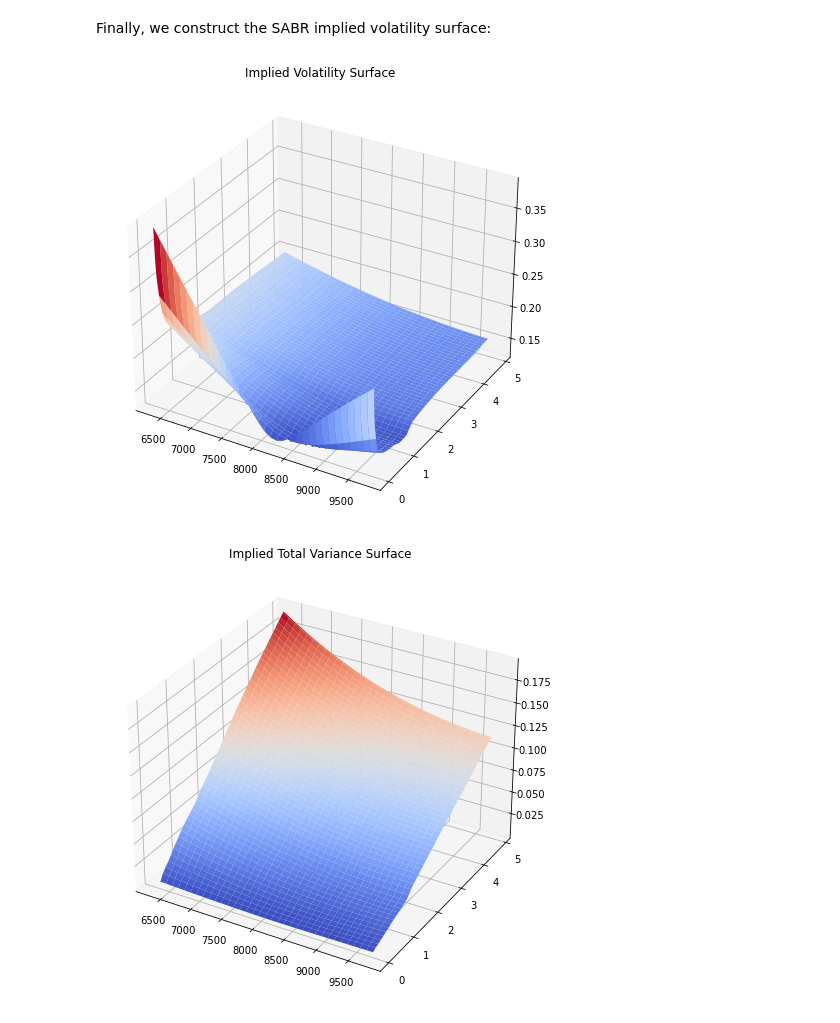
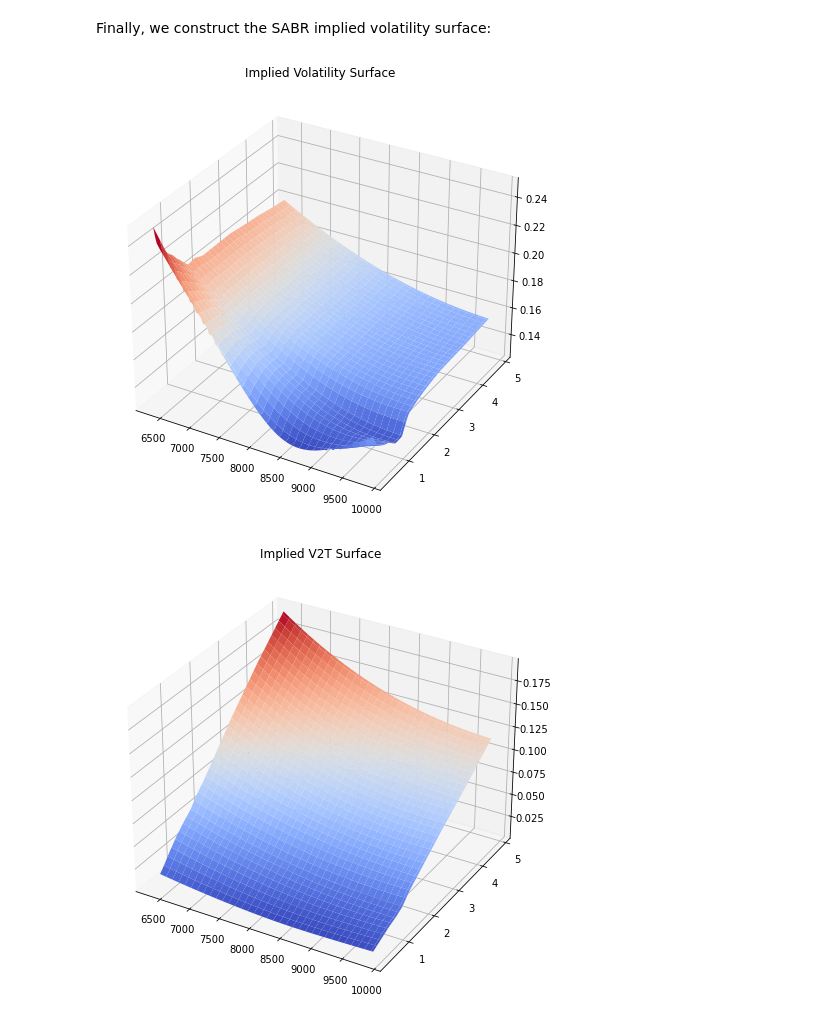
Before and after one commit to Idriss-Afra/SABR-Implied-Volatility, a Jupyter notebook: SABR Volatility Model.ipynb, the cells around one changed output. Saved outputs shown, nothing was run; the diff lists cells and outputs as text; code cells hidden in the pictures.

Commit message:
SABR Volatility Model

```diff
--- a/SABR Volatility Model.ipynb
+++ b/SABR Volatility Model.ipynb
@@ -51,8 +51,7 @@ import numpy as np
 def sabr_vol(T, K, F0, sigma0, alpha, rho, beta=0.5):
     """
     Hagan's 2002 SABR log-normal vol expansion.
-    The strike K can be a scalar or an array, the function will return an array
-    of log-normal vols.
+    The strike K can be a scalar or an array, the function returns an array of log-normal SABR vols.
     """
     eps = 1e-04
     fk_beta = (F0 * K)**(1 - beta)
@@ -76,7 +75,7 @@ def sabr_vol(T, K, F0, sigma0, alpha, rho, beta=0.5):
 
 def x(rho, z) :
     """
-    Return function x used in Hagan's 2002 SABR log-normal vol expansion.
+    Returns the function x, used in Hagan's 2002 SABR log-normal vol expansion.
     """
     num = (1 - 2 * rho * z + z**2)**0.5 + z - rho
     den = 1 - rho
@@ -312,29 +309,23 @@ First, let's gather the data and store it in global dictionaries:
 # %%
 def collect_data(option_data):
     """
-    Collects data and store it in dictionaries.
+    Collects options market data and store it in dictionaries.
     """
-    implied_divs, implied_forwards, strikes, implied_vols  = dict(), dict(), dict(), dict()
+    implied_forwards, strikes, implied_vols  = dict(), dict(), dict()
     expiries = np.sort(np.unique(option_data['Expiry']))
     for exp in expiries :
         df = option_data[option_data['Expiry'] == exp]
-        implied_divs[exp] = float(np.unique(df['Dividend']))
         implied_forwards[exp] = float(np.unique(df['Forward']))
         df = df.sort_values(by=['Strike'])
         strikes[exp], implied_vols[exp] = list(df['Strike']), list(df['Volatility'])
-    return {"Dividends" : implied_divs, "Forwards" : implied_forwards, "Strikes" : strikes, "Volatilities" : implied_vols}
+    return {"Forwards" : implied_forwards, "Strikes" : strikes, "Volatilities" : implied_vols}
 
 # Collected Data
 data = collect_data(option_data)
-implied_divs = data["Dividends"]
 implied_forwards = data["Forwards"]
 market_expiries = list(implied_forwards.keys())
 strikes = data["Strikes"]
 implied_vols = data["Volatilities"]
-
-# Dividend Yield function : Piece-Wise Interpolation / Extrapolation
-div_func = interp1d([0] + market_expiries, list(implied_divs.values()) + [list(implied_divs.values())[-1]],
-                    kind='previous', fill_value="extrapolate")
 # %% [markdown]
 Then, let's clean the data and calibrate the SABR on the listed expiries:
 # %%
@@ -350,22 +341,21 @@ def exercise_probability(exp, forward, strike, vol):
     return norm.cdf(phi * d2)
 
 
-def clean_data(exp, forward, strikes, vols, min_moneyness = 0.7, max_moneyness = 1.3, min_exercise_proba=0.05, max_exercise_proba=0.95):
+def clean_data(exp, forward, strikes, vols, min_moneyness = 0.7, max_moneyness = 1.3, min_exercise_proba=0.05):
     """
     Cleans the data before SABR calibration to avoid the SABR limitations on extreme strikes.
     The filters are based on moneyness and execise probabilities.
     """
     keep_index = [i for i in range(len(strikes)) if
                  (strikes[i] / forward >= min_moneyness) and (strikes[i] / forward <= max_moneyness) and
-                 exercise_probability(exp, forward, strikes[i], vols[i]) >= min_exercise_proba and
-                 exercise_probability(exp, forward, strikes[i], vols[i]) <= max_exercise_proba]
+                 exercise_probability(exp, forward, strikes[i], vols[i]) >= min_exercise_proba]
     nb_cleaned_data = len(strikes) - len(keep_index)
     word = " was " if nb_cleaned_data == 1 else "s were "
     if nb_cleaned_data > 0 : print("/!\ " + str(nb_cleaned_data) + " strike" + word + "filtered.")
     return np.array([strikes[i] for i in keep_index]), np.array([vols[i] for i in keep_index])
 
 # SABR Volatility Skews
-print("SABR Volatility Skews :")
+print(eq_underlying + " SABR Volatility Skews :")
 sabr_params = dict()
 for exp in market_expiries:
     cleaned_strikes, cleaned_vols = clean_data(exp, implied_forwards[exp], strikes[exp], implied_vols[exp])
@@ -407,7 +397,7 @@ Finally, we construct the SABR implied volatility surface:
 def implied_vol(T, K, sabr_params, interp_meth='linear', min_moneyness = 0.7, max_moneyness = 1.3):
     """
     SABR implied vol.
-    Expiry : Linear V2T interpolation - Flat Vol extrapolation.
+    Expiry : interp_meth (Linear by Default) V2T interpolation - Flat Vol extrapolation.
     Strike : SABR log-normal vol expansion formula on [70% - 130%] - Flat vol extrapolation (To avoid the SABR limitations
     on extreme strikes).
     """
@@ -437,34 +427,34 @@ def implied_vol(T, K, sabr_params, interp_meth='linear', min_moneyness = 0.7, ma
 # %%
 from matplotlib import cm
 
 plt.rcParams["figure.figsize"] = (11,8)
 
 K_min = 0.8 * max([min(strikes[exp]) for exp in market_expiries])
 K_max = 1.2 * min([max(strikes[exp]) for exp in market_expiries])
-K = np.arange(K_min, K_max, 100)
-T = np.arange(market_expiries[0], market_expiries[-1], 0.02)
+K = np.linspace(K_min, K_max, 101, endpoint=True)
+T = np.linspace(0.25, market_expiries[-1], 101, endpoint=True)
 K, T = np.meshgrid(K, T)
 
 def vol(K, T, total_var=False):
     vols = np.zeros(shape=K.shape)
     for t in range(vols.shape[0]):
         for k in range(vols.shape[1]):
             vol = implied_vol(T[t][k], K[t][k], sabr_params)
             vols[t, k] =  vol**2 * T[t][k] if total_var else vol
     return vols
 
 fig = plt.figure()
 ax = fig.add_subplot(projection='3d')
 surf = ax.plot_surface(K, T, vol(K, T), cmap=cm.coolwarm, linewidth=0, antialiased=True)
 plt.title("Implied Volatility Surface")
 plt.show()
 # %% [output]
-[figure, old version]
+[figure, new version]
 # %%
 fig = plt.figure()
 ax = fig.add_subplot(projection='3d')
 surf = ax.plot_surface(K, T, vol(K, T, True), cmap=cm.coolwarm, linewidth=0, antialiased=True)
-plt.title("Implied Total Variance Surface")
+plt.title("Implied V2T Surface")
 plt.show()
 # %% [output]
-[figure, old version]
+[figure, new version]
```
Also changed, not shown: parts of 8 cells of this notebook.
